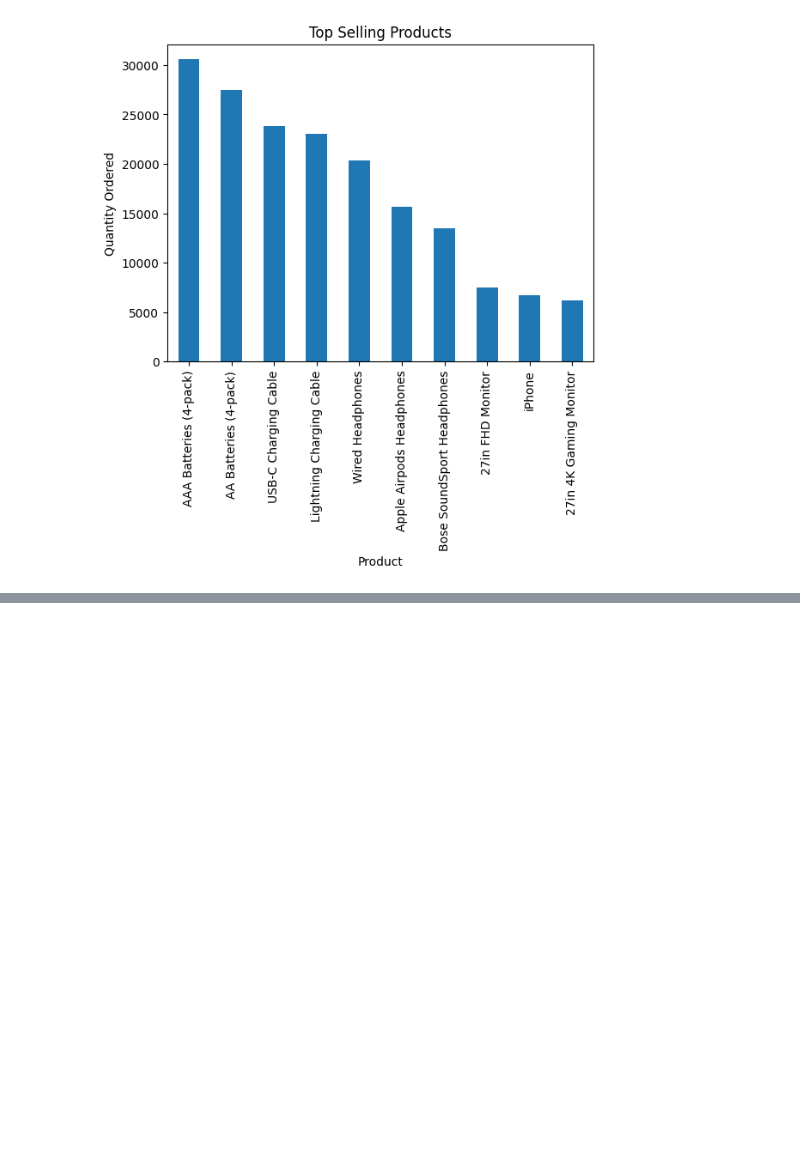
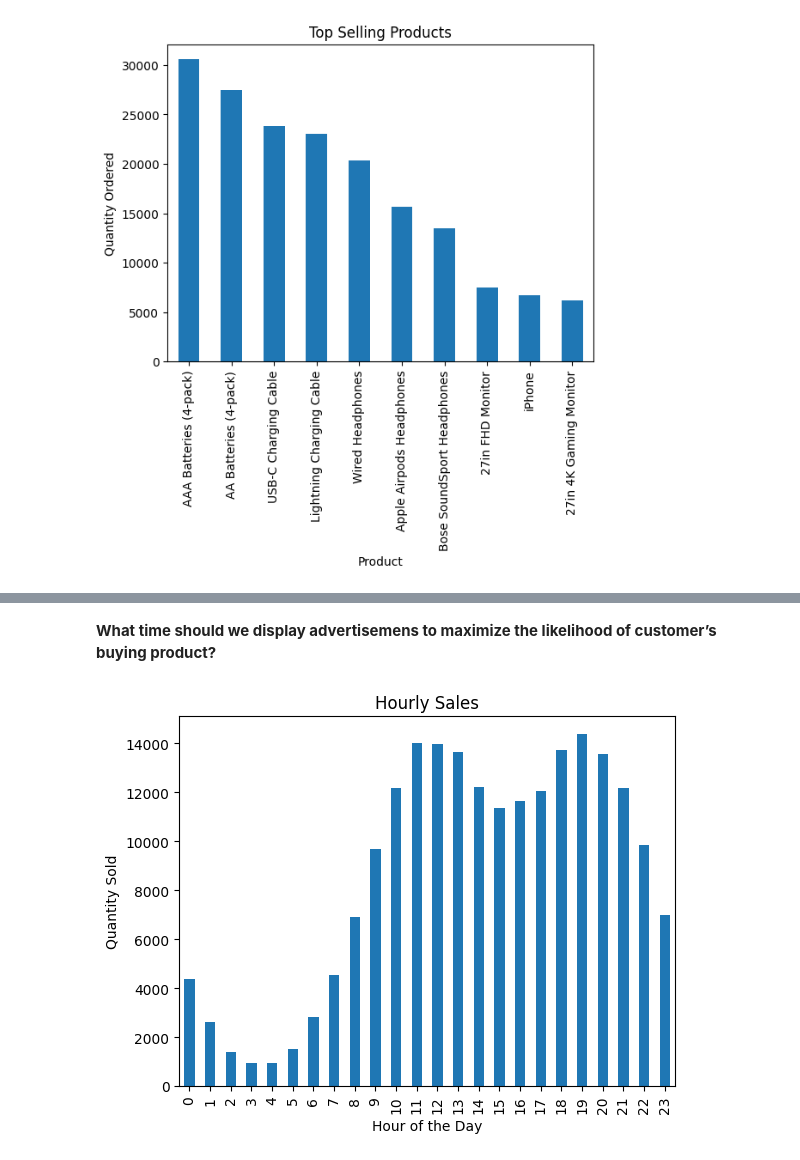
Before and after one commit to NijjohUnno/Sales-Analysis, a Jupyter notebook: Sales_Analysis.ipynb, the cells around one changed output, grey strips where cells are left out. Drawn from its saved outputs; the diff is of its cells as text; code cells hidden in the pictures; blank space fills up the shorter version.

```diff
--- a/Sales_Analysis.ipynb
+++ b/Sales_Analysis.ipynb
@@ -176,0 +232,22 @@ plt.show()
+# %% [markdown]
+**What time should we display advertisemens to maximize the likelihood of customer’s buying product?**
+# %%
+# Convert 'Order Date' to datetime format with errors='coerce'
+sales_year['Order Date'] = pd.to_datetime(sales_year['Order Date'], errors='coerce')
+
+# Drop rows with NaT values resulting from invalid date-time conversions
+sales_year = sales_year.dropna(subset=['Order Date'])
+
+# Extract the hour from the 'Order Date' and create a new column 'Order Hour'
+sales_year.loc[:, 'Order Hour'] = sales_year['Order Date'].dt.hour
+
+# Group by hour and calculate the total quantity of products sold in each hour
+hourly_sales = sales_year.groupby('Order Hour')['Quantity Ordered'].sum()
+
+hourly_sales.plot(kind='bar')
+plt.title('Hourly Sales')
+plt.xlabel('Hour of the Day')
+plt.ylabel('Quantity Sold')
+plt.show()
+# %% [output]
+[figure, added]
```
Also changed, not shown: parts of 10 cells of this notebook.
